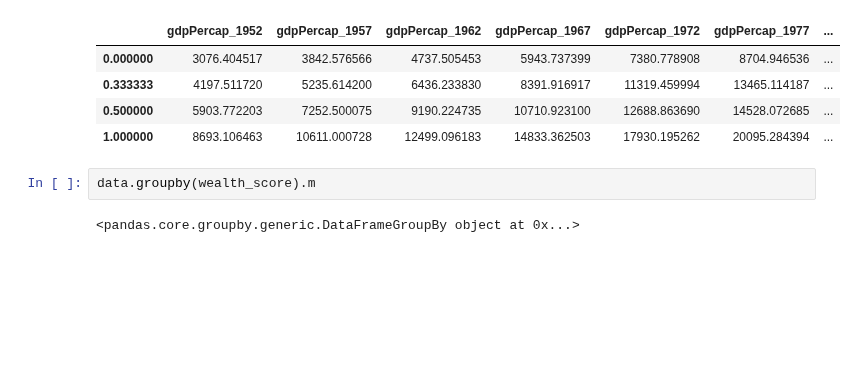
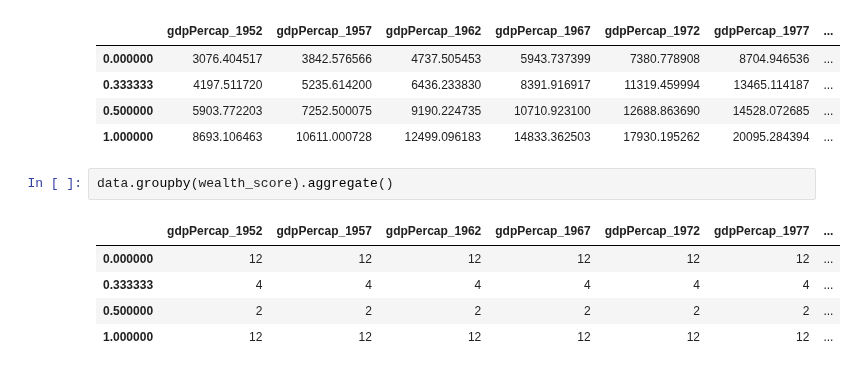
Before and after one commit to paulmaxus/livecode-2025-02-24, a Jupyter notebook: notebooks/dataframe_groups.ipynb, the cells around one changed output. Drawn from its saved outputs; the diff is of its cells as text; blank space fills up the shorter version.

```diff
--- a/notebooks/dataframe_groups.ipynb
+++ b/notebooks/dataframe_groups.ipynb
@@ -144,6 +144,10 @@ data.groupby(wealth_score).mean()
 | 0.500000 | 5903.772203 | 7252.500075 | 9190.224735 | 10710.923100 | 12688.863690 | 14528.072685 | ... |
 | 1.000000 | 8693.106463 | 10611.000728 | 12499.096183 | 14833.362503 | 17930.195262 | 20095.284394 | ... |
 # %%
-data.groupby(wealth_score).m
+data.groupby(wealth_score).aggregate()
 # %% [output]
-<pandas.core.groupby.generic.DataFrameGroupBy object at 0x...>
+|  | gdpPercap_1952 | gdpPercap_1957 | gdpPercap_1962 | gdpPercap_1967 | gdpPercap_1972 | gdpPercap_1977 | ... |
+| 0.000000 | 12 | 12 | 12 | 12 | 12 | 12 | ... |
+| 0.333333 | 4 | 4 | 4 | 4 | 4 | 4 | ... |
+| 0.500000 | 2 | 2 | 2 | 2 | 2 | 2 | ... |
+| 1.000000 | 12 | 12 | 12 | 12 | 12 | 12 | ... |
```
